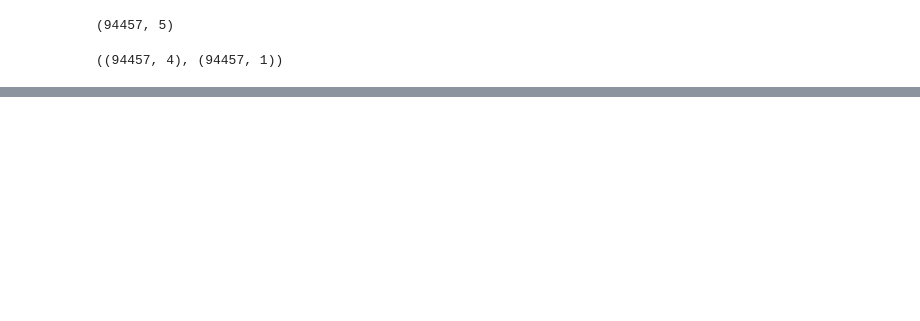
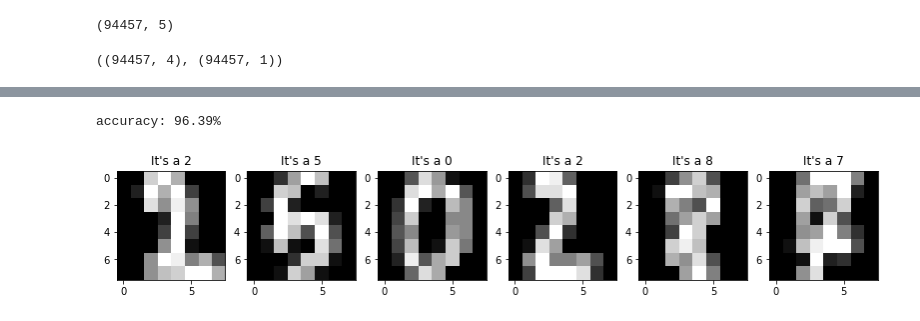
Before and after one commit to dboyliao/FubonDay5, a Jupyter notebook: Lecture.ipynb, the cells around one changed output, grey strips where cells are left out. Drawn from its saved outputs; the diff is of its cells as text; code cells hidden in the pictures; blank space fills up the shorter version.

```diff
--- a/Lecture.ipynb
+++ b/Lecture.ipynb
@@ -575,0 +662,5 @@ KeyboardInterrupt:
+# %%
+searcher = GridSearchCV(pipe,
+                        param_grid ={"pca__n_components": [20, 40, 64],
+                                     "logistic__C": np.logspace(-4, 4, 5)})
+searcher.fit(X_train, Y_train)
@@ -575,0 +695,12 @@ KeyboardInterrupt:
+# %%
+pipe2 = Pipeline(steps=[("normalize", Normalizer()),
+                        ("pca", PCA()),
+                        ("logistic", LogisticRegression(solver="newton-cg",
+                                                        multi_class="multinomial",
+                                                        max_iter=5000))])
+# %%
+searcher2 = GridSearchCV(pipe2,
+                        param_grid ={"normalize__norm": ["l1", "l2", "max"],
+                                     "pca__n_components": [20, 40, 64],
+                                     "logistic__C": np.logspace(-4, 4, 5)})
+searcher2.fit(X_train, Y_train)
@@ -575,0 +718,3 @@ KeyboardInterrupt:
+# %%
+best_model2 = searcher2.best_estimator_
+best_model2
@@ -575,0 +728,14 @@ KeyboardInterrupt:
+# %%
+y_ = best_model2.predict(X_test)
+print("accuracy: {:.2f}%".format(accuracy_score(Y_test, y_)*100))
+# %% [output]
+accuracy: 96.39%
+# %%
+for i in range(1, 7):
+    plt.subplot(1, 7, i)
+    x = X[np.random.choice(range(X.shape[0]), 1)[0]][None, :]
+    plt.title("It's a {}".format(best_model2.predict(x)[0]))
+    plt.imshow(x.reshape((8, 8)), cmap='gray', interpolation=None)
+plt.gcf().set_size_inches((16, 9))
+# %% [output]
+[figure, added]
```
Also changed, not shown: parts of 27 cells of this notebook, 2 other files.
